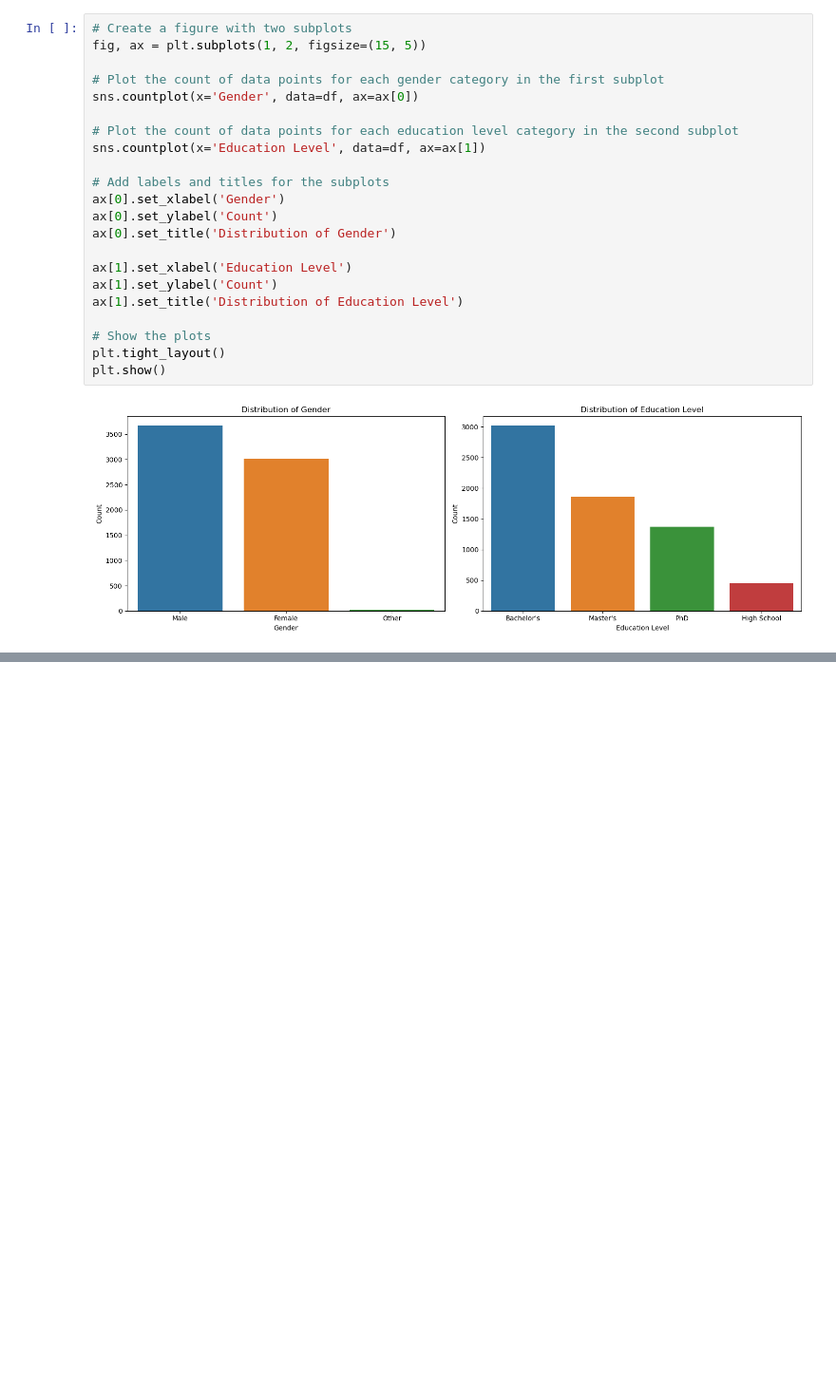
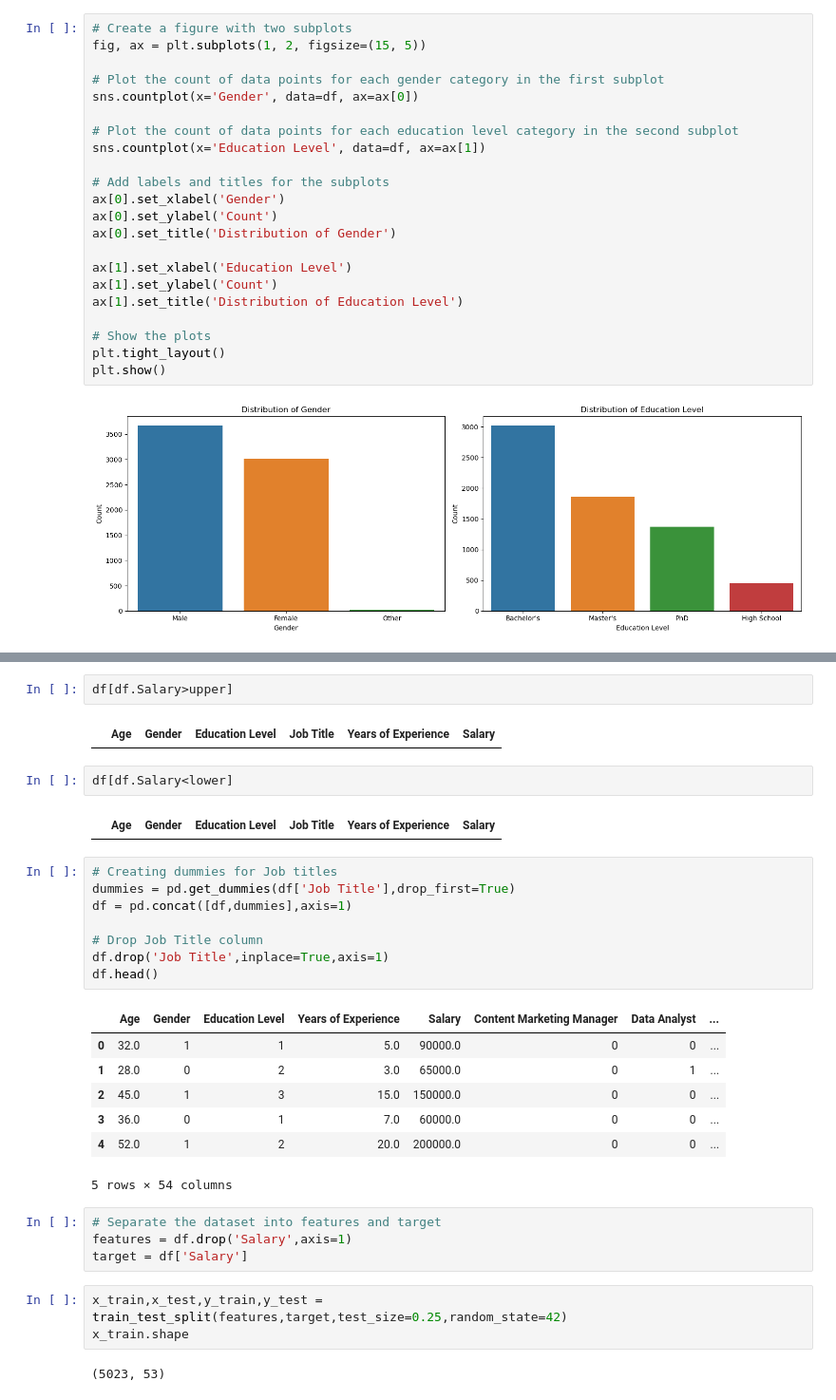
Before and after one commit to Pranjali1049/Salary_Prediction, a Jupyter notebook: Salary Prediction.ipynb, the cells around one changed output, grey strips where cells are left out. Shown at 95% size. Drawn from its saved outputs; the diff is of its cells as text; blank space fills up the shorter version.

```diff
--- a/Salary Prediction.ipynb
+++ b/Salary Prediction.ipynb
@@ -259,0 +347,33 @@ df[df.Salary<lower]
+# %%
+df[df.Salary>upper]
+# %% [output]
+|  | Age | Gender | Education Level | Job Title | Years of Experience | Salary |
+# %%
+df[df.Salary<lower]
+# %% [output]
+|  | Age | Gender | Education Level | Job Title | Years of Experience | Salary |
+# %%
+# Creating dummies for Job titles
+dummies = pd.get_dummies(df['Job Title'],drop_first=True)
+df = pd.concat([df,dummies],axis=1)
+
+# Drop Job Title column
+df.drop('Job Title',inplace=True,axis=1)
+df.head()
+# %% [output]
+|  | Age | Gender | Education Level | Years of Experience | Salary | Content Marketing Manager | Data Analyst | ... |
+| 0 | 32.0 | 1 | 1 | 5.0 | 90000.0 | 0 | 0 | ... |
+| 1 | 28.0 | 0 | 2 | 3.0 | 65000.0 | 0 | 1 | ... |
+| 2 | 45.0 | 1 | 3 | 15.0 | 150000.0 | 0 | 0 | ... |
+| 3 | 36.0 | 0 | 1 | 7.0 | 60000.0 | 0 | 0 | ... |
+| 4 | 52.0 | 1 | 2 | 20.0 | 200000.0 | 0 | 0 | ... |
+5 rows × 54 columns
+# %%
+# Separate the dataset into features and target
+features = df.drop('Salary',axis=1)
+target = df['Salary']
+# %%
+x_train,x_test,y_train,y_test = train_test_split(features,target,test_size=0.25,random_state=42)
+x_train.shape
+# %% [output]
+(5023, 53)
```
Also changed, not shown: parts of 47 cells of this notebook.
